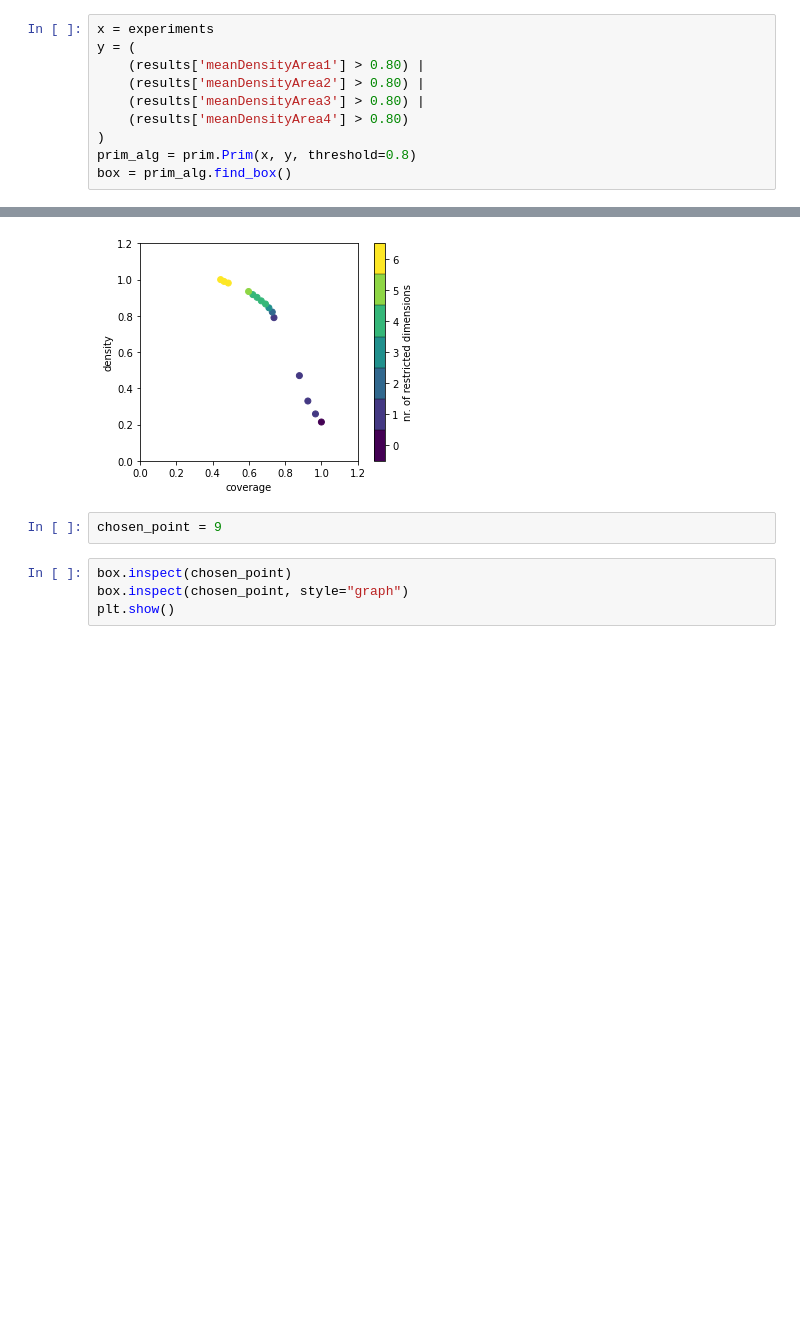
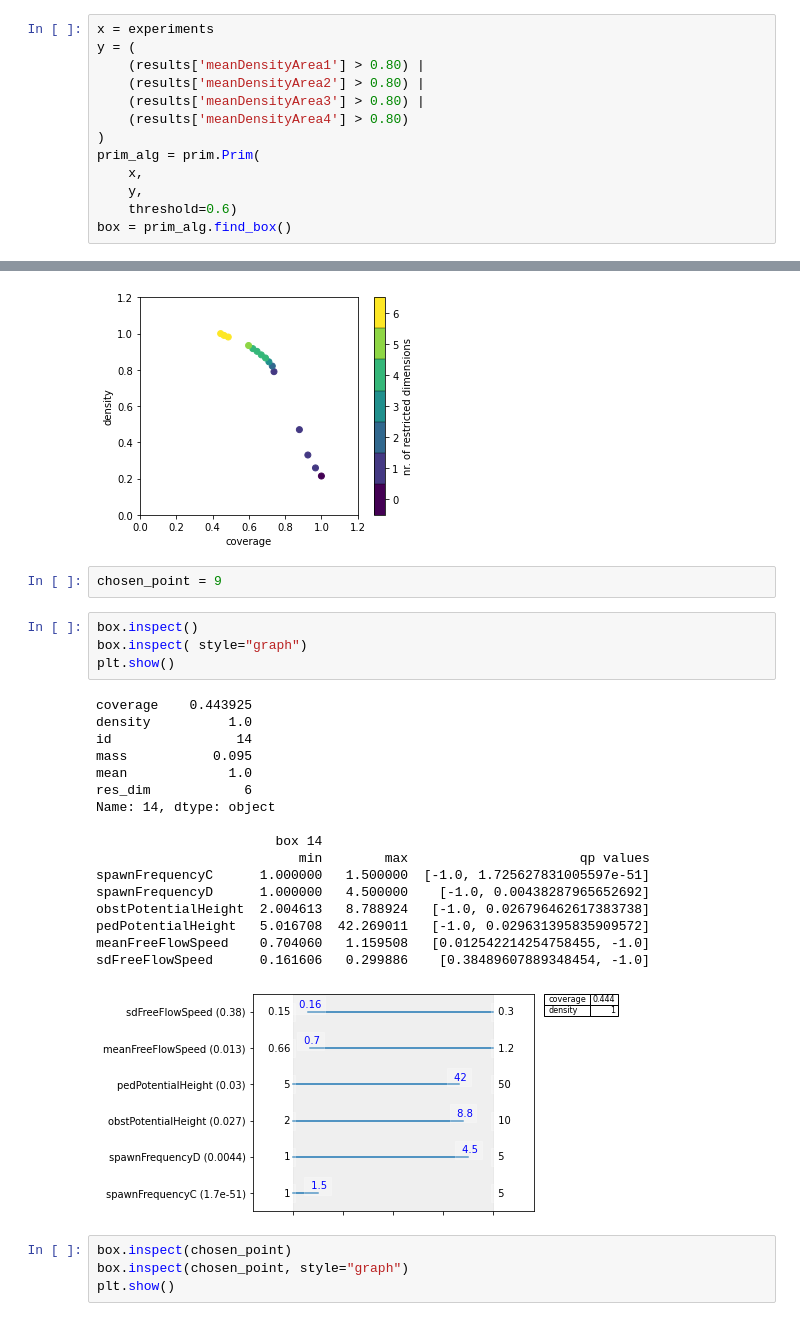
Before and after one commit to floristevito/CrowdSim, a Jupyter notebook: analysis/open_exploration_results.ipynb, the cells around one changed output, grey strips where cells are left out. Saved outputs shown, nothing was run; the diff lists cells and outputs as text; blank space fills up the shorter version.

```diff
--- a/analysis/open_exploration_results.ipynb
+++ b/analysis/open_exploration_results.ipynb
@@ -195,7 +195,10 @@ y = (
     (results['meanDensityArea3'] > 0.80) |
     (results['meanDensityArea4'] > 0.80)
 )
-prim_alg = prim.Prim(x, y, threshold=0.8)
+prim_alg = prim.Prim(
+    x,
+    y,
+    threshold=0.6)
 box = prim_alg.find_box()
 # %%
 sum(y)
@@ -208,6 +211,28 @@ plt.show()
 [figure]
 # %%
 chosen_point = 9
+# %%
+box.inspect()
+box.inspect( style="graph")
+plt.show()
+# %% [output]
+coverage    0.443925
+density          1.0
+id                14
+mass           0.095
+mean             1.0
+res_dim            6
+Name: 14, dtype: object
+
+                       box 14
+                          min        max                      qp values
+spawnFrequencyC      1.000000   1.500000  [-1.0, 1.725627831005597e-51]
+spawnFrequencyD      1.000000   4.500000    [-1.0, 0.00438287965652692]
+obstPotentialHeight  2.004613   8.788924   [-1.0, 0.026796462617383738]
+pedPotentialHeight   5.016708  42.269011   [-1.0, 0.029631395835909572]
+meanFreeFlowSpeed    0.704060   1.159508   [0.012542214254758455, -1.0]
+sdFreeFlowSpeed      0.161606   0.299886    [0.38489607889348454, -1.0]
+[figure, added]
 # %%
 box.inspect(chosen_point)
 box.inspect(chosen_point, style="graph")
```
Also changed, not shown: parts of 3 cells of this notebook.
